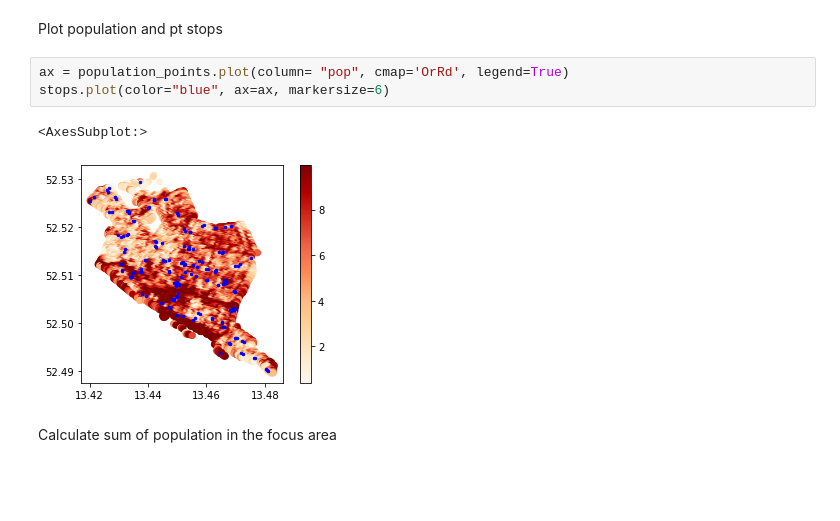
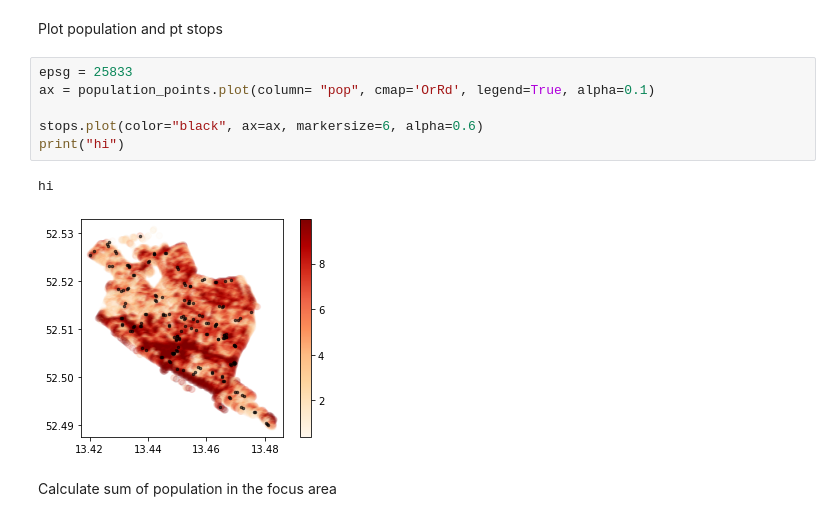
Before and after one commit to DLR-VF/PtAC, a Jupyter notebook: examples/friedrichshain_example.ipynb, the cells around one changed output. Drawn from its saved outputs; the diff is of its cells as text; blank space fills up the shorter version.

```diff
--- a/examples/friedrichshain_example.ipynb
+++ b/examples/friedrichshain_example.ipynb
@@ -18,11 +19,14 @@ boundary_gdf = gpd.GeoDataFrame(index=[0], crs='epsg:4326', geometry=[population
 # %% [markdown]
 Plot population and pt stops
 # %%
-ax = population_points.plot(column= "pop", cmap='OrRd', legend=True)
-stops.plot(color="blue", ax=ax, markersize=6)
+epsg = 25833
+ax = population_points.plot(column= "pop", cmap='OrRd', legend=True, alpha=0.1)
+
+stops.plot(color="black", ax=ax, markersize=6, alpha=0.6)
+print("hi")
 # %% [output]
-<AxesSubplot:>
+hi
-[figure, old version]
+[figure, new version]
 # %% [markdown]
 Calculate sum of population in the focus area
 # %%
```
Also changed, not shown: parts of 15 cells of this notebook, 4 other files.
